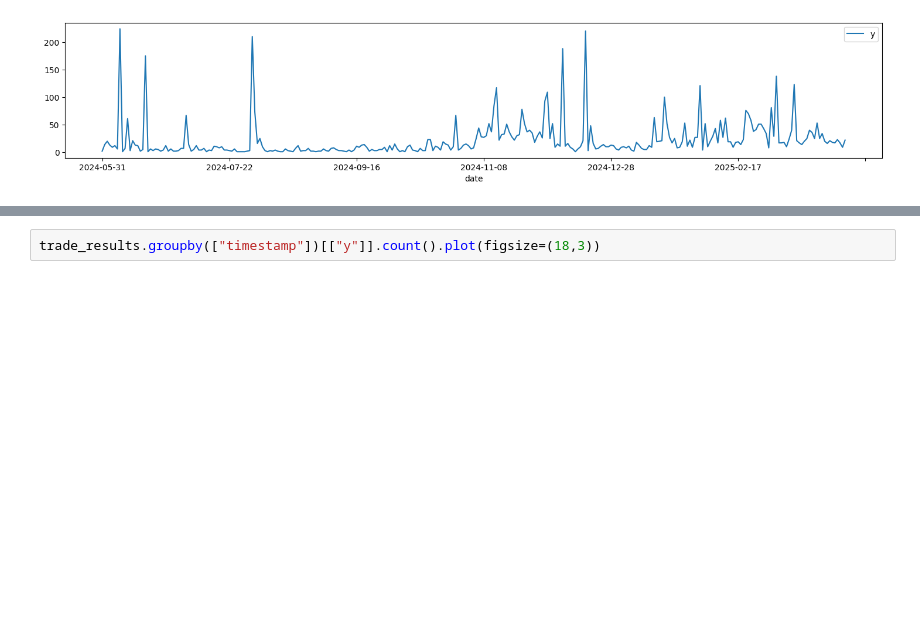
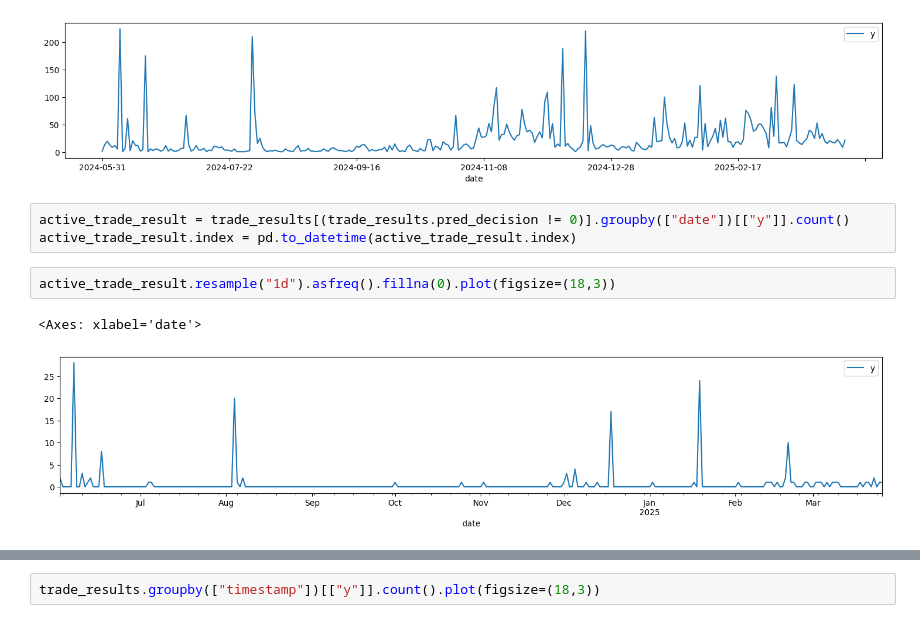
Before and after one commit to sculd/ml_trading, a Jupyter notebook: sandbox.ipynb, the cells around one changed output, grey strips where cells are left out. Cells and saved outputs as stored; diff of their text form; blank space fills up the shorter version.

```diff
--- a/sandbox.ipynb
+++ b/sandbox.ipynb
@@ -522,3 +804,11 @@ trade_results.groupby(["date"])[["y"]].count().plot(figsize=(18,3))
 # %% [output]
 <Axes: xlabel='date'>
 [figure]
+# %%
+active_trade_result = trade_results[(trade_results.pred_decision != 0)].groupby(["date"])[["y"]].count()
+active_trade_result.index = pd.to_datetime(active_trade_result.index)
+# %%
+active_trade_result.resample("1d").asfreq().fillna(0).plot(figsize=(18,3))
+# %% [output]
+<Axes: xlabel='date'>
+[figure, added]
```
Also changed, not shown: parts of 37 cells of this notebook, 8 other files.
